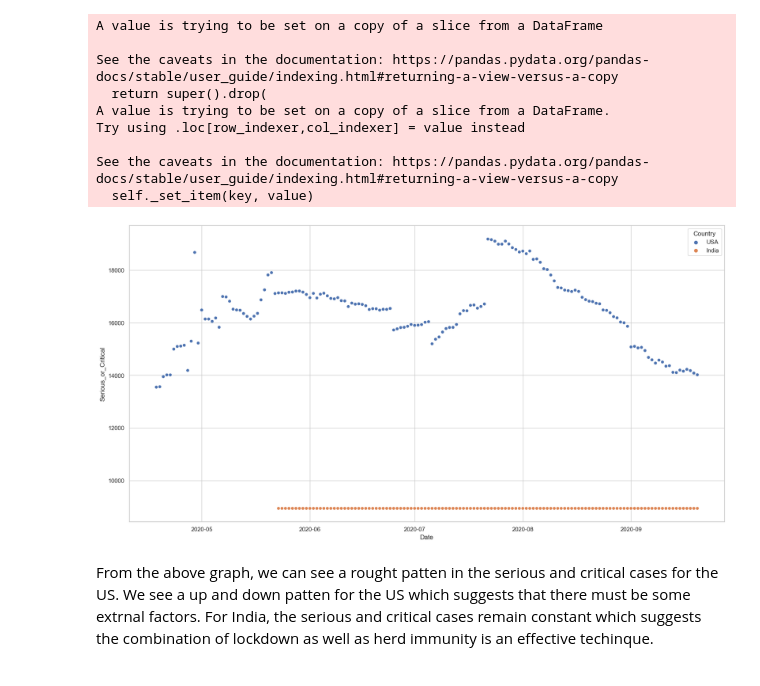
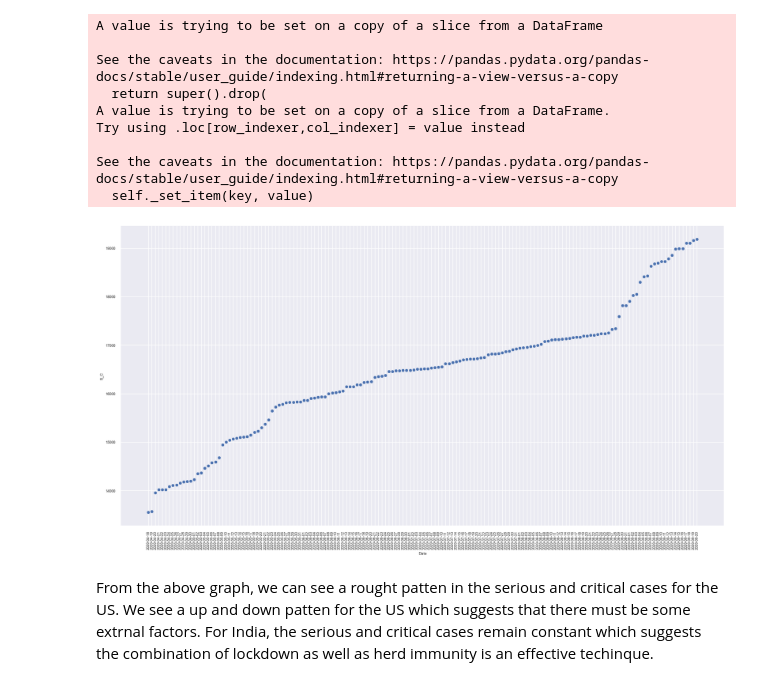
Before and after one commit to data301-2021-summer2/project-group18-project, a Jupyter notebook: analysis/Anikait/Task 3-EDA.ipynb, the cells around one changed output. Cells and saved outputs as stored; diff of their text form; code cells hidden in the pictures.

```diff
--- a/analysis/Anikait/Task 3-EDA.ipynb
+++ b/analysis/Anikait/Task 3-EDA.ipynb
@@ -16,12 +16,11 @@ import matplotlib.pyplot as plt
 def loadingProcessing(path):
     data = (
         pd.read_csv(path)
-        .dropna().reset_index(drop = True)
-
     )
 
     return data
-df = loadingProcessing("C:\\Users\\kapur\\Documents\\UBC\\1st Year\\1st Year Summer\\DATA 301\\Project\\project-group18-project\\data\\processed\\worldometers_snapshots_April18_to_September20.csv")
+df = loadingProcessing("C:\\Users\\kapur\\Documents\\UBC\\1st Year\\1st Year Summer\\DATA 301\\Projectcopy\\project-group18-project\\data\\processed\\worldometers_snapshots_April18_to_September20.csv")
+df
 # %% [markdown]
 ## Wranlging Data
 - Isolating India and the data during the lockdown
@@ -117,9 +111,14 @@ df_India_lockdown1.describe(include=[np.number])
 # %%
 #A scatter plot is a good visualisation of the daily new cases
+print(df_India_lockdown1)
+
+
+
+
 sns.set_style("whitegrid")
-plot1 = sns.scatterplot(x = "Date", y = "Daily_cases", data = df_India_lockdown1, legend = "full")
-plot1.set(xlabel = "Months", ylabel = "Daily Cases", title = "Daily Cases plotted against months")
-sns.set(rc = {'figure.figsize':(20,10)})
+plot1 = sns.scatterplot(x = "Date", y = "Daily_cases", data = df_India_lockdown1)
+#plot1.set(xlabel = "Months", ylabel = "Daily Cases", title = "Daily Cases plotted against months")
+sns.set(rc = {'figure.figsize':(20,20)})
 sns.despine(left=True, bottom=True)
 plt.show()
 # %% [output]
@@ -200,11 +216,14 @@ Try using .loc[row_indexer,col_indexer] = value instead
 See the caveats in the documentation: https://pandas.pydata.org/pandas-docs/stable/user_guide/indexing.html#returning-a-view-versus-a-copy
   self._set_item(key, value)
 # %%
-sns.set_style("whitegrid")
-plot2 = sns.scatterplot(x = "Date", y = "Serious_or_Critical", hue = "Country", data = df_herd)
+sns.set_style("white")
+sns.set(font_scale = 0.6)
+plot2 = sns.scatterplot(x = "Date", y = "S_C", data = df_herd_US)
+plt.xticks(rotation=90)
+sns.set(rc = {'figure.figsize':(20,20)})
 plt.show()
 # %% [output]
-[figure, old version]
+[figure, new version]
 # %% [markdown]
 From the above graph, we can see a rought patten in the serious and critical cases for the US. We see a up and down patten for the US which suggests that there must be some extrnal factors. For India, the serious and critical cases remain constant which suggests the combination of lockdown as well as herd immunity is an effective techinque.
 # %%
```
Also changed, not shown: parts of 11 cells of this notebook, 6 other files.
